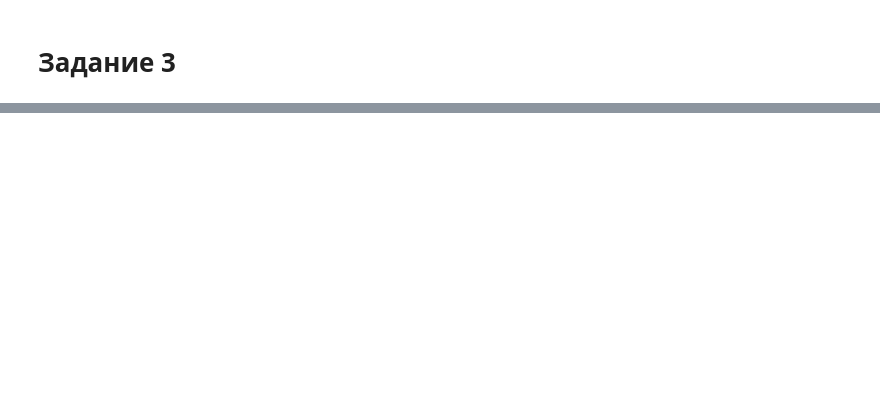
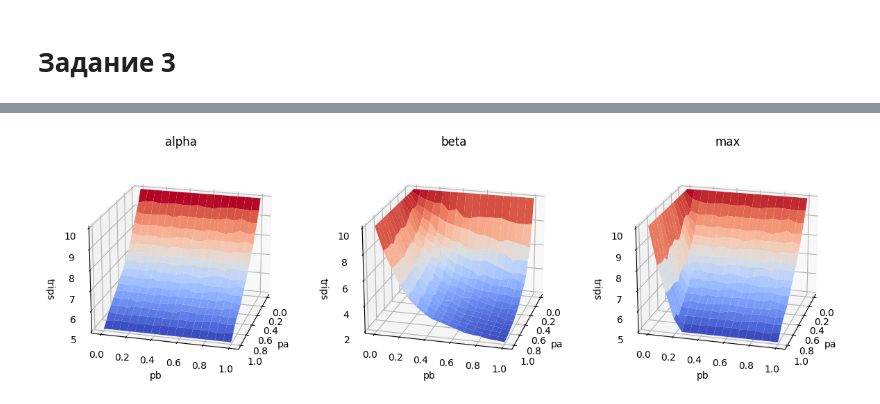
Before and after one commit to dimayasha7123/comp_modeling, a Jupyter notebook: lab2.ipynb, the cells around one changed output, grey strips where cells are left out. Saved outputs shown, nothing was run; the diff lists cells and outputs as text; code cells hidden in the pictures; blank space fills up the shorter version.

Commit message:
refactor graphics part

```diff
--- a/lab2.ipynb
+++ b/lab2.ipynb
@@ -213,0 +173,59 @@ plt.show()
+# %%
+import matplotlib.pyplot as plt
+from matplotlib import cm
+from matplotlib.ticker import LinearLocator
+import numpy as np
+
+# angle of subplots
+vert_angle = 20
+rotation_angle = 15
+
+# axis labels name
+xlabel = 'pa'
+ylabel = 'pb'
+zlabel = 'trips'
+
+nrows = 1      # subplots rows count
+ncols = 3      # subplots columns count
+
+fig = plt.figure(figsize=plt.figaspect(nrows/ncols))        # can break if nrows != 1
+
+xy_precision = 16                                           # xy_precision + 1 = count of x, y delimeters
+X = [i/xy_precision for i in range(0, xy_precision + 1)]    # pa
+Y = X.copy()                                                # pb = pa
+X, Y = np.meshgrid(X, Y)                                    # numpy likes it <3
+
+
+def draw_graphic(plt_number: int, Z: np.ndarray, title: str) -> None:
+
+    ax = fig.add_subplot(nrows, ncols, plt_number, projection='3d')     # make axis
+    ax.plot_surface(X, Y, Z, cmap=cm.coolwarm, antialiased=True)        # make surface on axis
+
+    # some historical artefacts:
+
+    # ax.zaxis.set_major_locator(LinearLocator(10))         # dont know about it, maybe for intercative graphics
+    # ax.zaxis.set_major_formatter('{x:.02f}')              # z axis formatter
+    # fig.colorbar(surf, shrink=0.5, aspect=5)              # colorbar
+
+    ax.view_init(vert_angle, rotation_angle)                # axis view angle
+    ax.set_xlabel(xlabel)                                   # axis labels
+    ax.set_ylabel(ylabel)
+    ax.set_zlabel(zlabel)
+    ax.set_title(title)                                     # set subplot title
+
+
+trip_count = 10                                             # trips per day
+days = 300                                                  # models days count
+np_strategy_period = np.vectorize(strategy_period_mean)     # np version of strategy_period_mean function
+
+Za = np_strategy_period(days, trip_count, X, Y, alpha_day)
+Zb = np_strategy_period(days, trip_count, X, Y, beta_day)
+Zm = np.maximum(Za, Zb)
+
+draw_graphic(1, Za, 'alpha')
+draw_graphic(2, Zb, 'beta')
+draw_graphic(3, Zm, 'max')
+
+plt.show()
+# %% [output]
+[figure, added]
```
Also changed, not shown: parts of 6 cells of this notebook.
